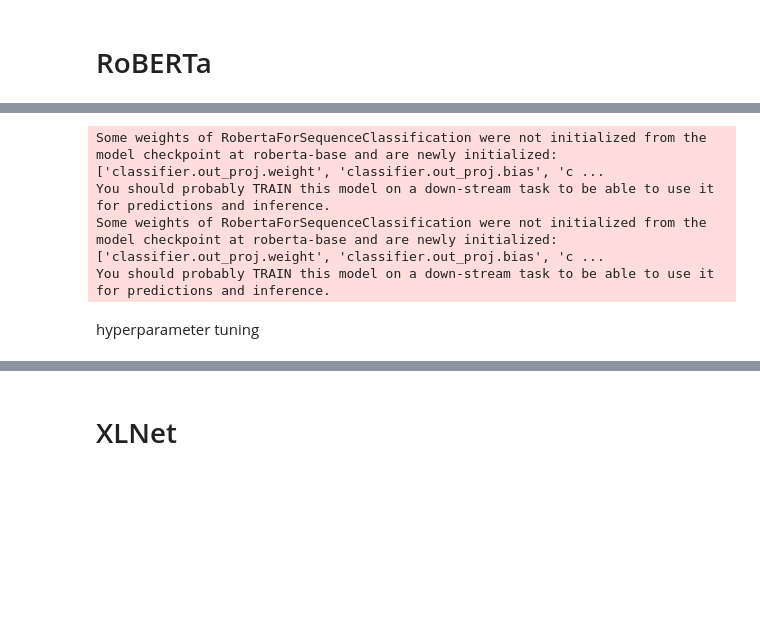
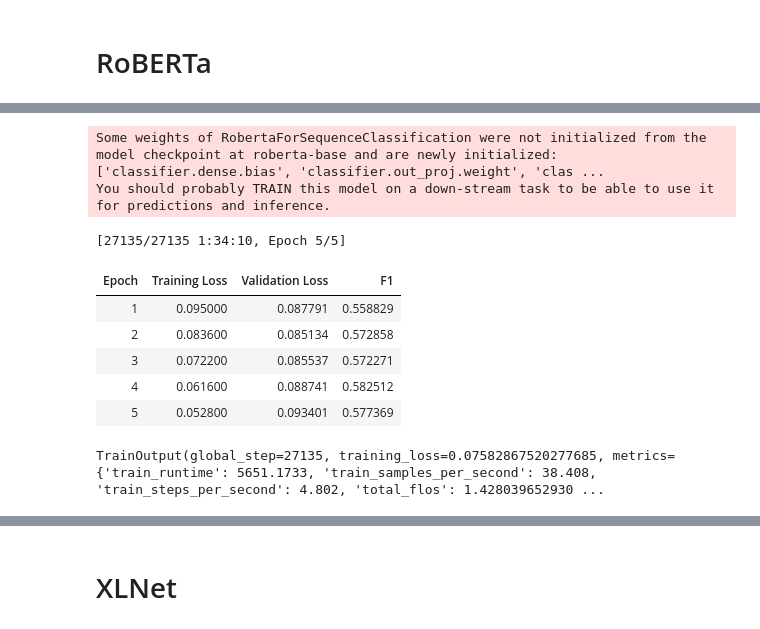
Before and after one commit to zpuiy/Emotion-Recognition, a Jupyter notebook: train.ipynb, the cells around one changed output, grey strips where cells are left out. Cells and saved outputs as stored; diff of their text form; code cells hidden in the pictures; blank space fills up the shorter version.

```diff
--- a/train.ipynb
+++ b/train.ipynb
@@ -438,37 +428,44 @@ use trainer class from hugging face
 # %%
-# Configuring the Roberta model with 28 output labels and initializing the model instance.
-roberta_model = RobertaForSequenceClassification.from_pretrained(base, num_labels=N_LABELS).to(device)
+train_dataloader = custom_dataloader(ds_train, roberta_tokenizer, n_batch, True, max_length)
+# test_dataloader = custom_dataloader(ds_test, tokenizer, n_batch, False, max_length)
+valid_dataloader = custom_dataloader(ds_validation, roberta_tokenizer, n_batch, False, max_length)
 
 args = TrainingArguments(
-    f"{base}-finetuned",
-    evaluation_strategy = "epoch",
-    save_strategy = "epoch",
-    learning_rate=2e-5,
-    per_device_train_batch_size=n_batch,
-    per_device_eval_batch_size=n_batch,
-    num_train_epochs=5,
-    weight_decay=0.01,
-    load_best_model_at_end=True,
-    metric_for_best_model="f1",
-    push_to_hub=True,
-)
+      f"{base}-finetuned",
+      evaluation_strategy = "epoch",
+      save_strategy = "epoch",
+      learning_rate=lr,
+      per_device_train_batch_size=n_batch,
+      per_device_eval_batch_size=n_batch,
+      num_train_epochs=n_epoch,
+      weight_decay=0.01,
+      load_best_model_at_end=True,
+      metric_for_best_model="f1",
+      push_to_hub=True,
+  )
 
-def model_init():
-    return RobertaForSequenceClassification.from_pretrained(base, num_labels=N_LABELS)
-
+model=RobertaForSequenceClassification.from_pretrained(base, num_labels=N_LABELS)
 
 trainer = CustomTrainer(
-    model_init=model_init,
+    model=model,
     args=args,
-    train_dataset=train_dataloader.shard(index=1, num_shards=10), #find good hyperparameter based on a portion of the training dataset
+    train_dataset=train_dataloader,
     eval_dataset=valid_dataloader,
-    tokenizer=tokenizer,
+    tokenizer=roberta_tokenizer,
     compute_metrics=compute_metrics
 )
+for n, v in best_run.hyperparameters.items():
+    setattr(trainer.args, n, v)
+
+trainer.train()
 # %% [output]
-Some weights of RobertaForSequenceClassification were not initialized from the model checkpoint at roberta-base and are newly initialized: ['classifier.out_proj.weight', 'classifier.out_proj.bias', 'c ...
+Some weights of RobertaForSequenceClassification were not initialized from the model checkpoint at roberta-base and are newly initialized: ['classifier.dense.bias', 'classifier.out_proj.weight', 'clas ...
 You should probably TRAIN this model on a down-stream task to be able to use it for predictions and inference.
-Some weights of RobertaForSequenceClassification were not initialized from the model checkpoint at roberta-base and are newly initialized: ['classifier.out_proj.weight', 'classifier.out_proj.bias', 'c ...
-You should probably TRAIN this model on a down-stream task to be able to use it for predictions and inference.
+[27135/27135 1:34:10, Epoch 5/5]
+| Epoch | Training Loss | Validation Loss | F1 |
+| 1 | 0.095000 | 0.087791 | 0.558829 |
+| 2 | 0.083600 | 0.085134 | 0.572858 |
+| 3 | 0.072200 | 0.085537 | 0.572271 |
+| 4 | 0.061600 | 0.088741 | 0.582512 |
+| 5 | 0.052800 | 0.093401 | 0.577369 |
+TrainOutput(global_step=27135, training_loss=0.07582867520277685, metrics={'train_runtime': 5651.1733, 'train_samples_per_second': 38.408, 'train_steps_per_second': 4.802, 'total_flos': 1.428039652930 ...
-# %% [markdown]
-hyperparameter tuning
```
Also changed, not shown: parts of 26 cells of this notebook.
